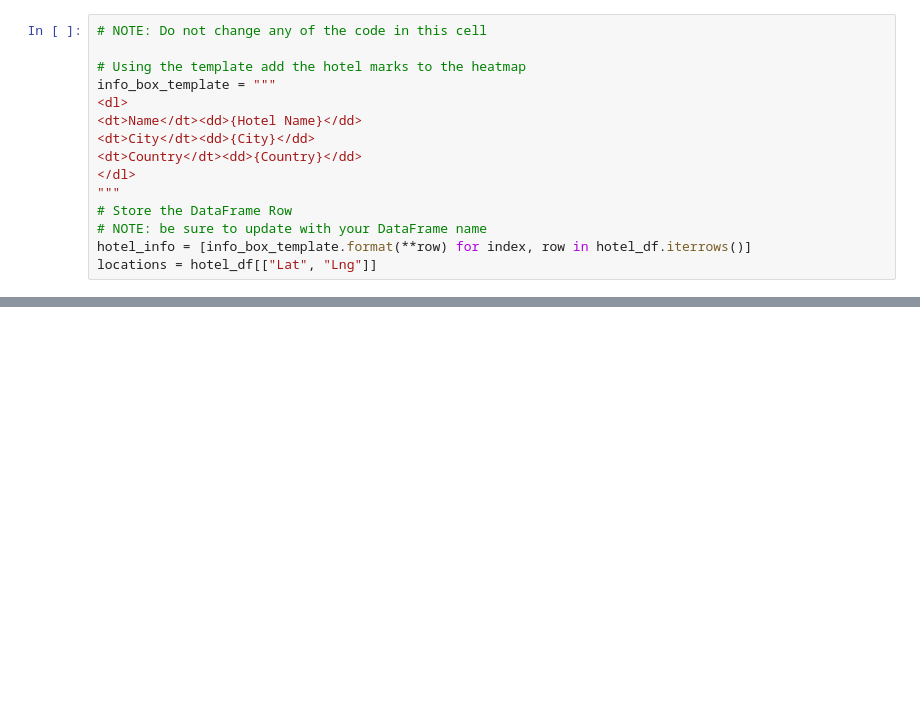
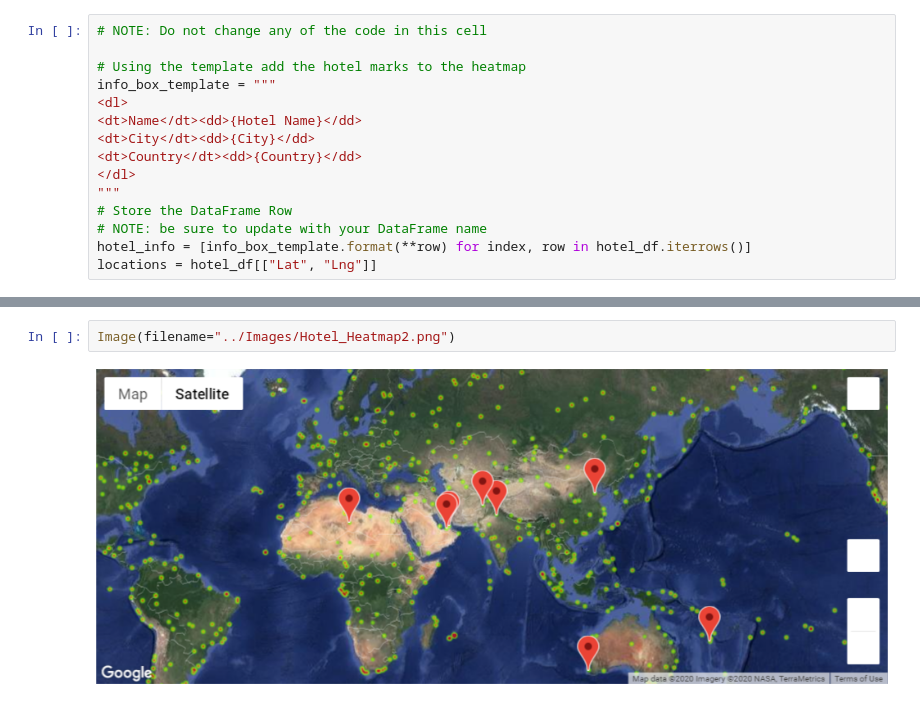
Before and after one commit to zhulei23/python-api-challenge, a Jupyter notebook: VacationPy/VacationPy-SZ.ipynb, the cells around one changed output, grey strips where cells are left out. Saved outputs shown, nothing was run; the diff lists cells and outputs as text; blank space fills up the shorter version.

```diff
--- a/VacationPy/VacationPy-SZ.ipynb
+++ b/VacationPy/VacationPy-SZ.ipynb
@@ -259,0 +265,4 @@ fig
+# %%
+Image(filename="../Images/Hotel_Heatmap2.png")
+# %% [output]
+[figure, added]
```
Also changed, not shown: parts of 1 cell of this notebook, 2 other files.
